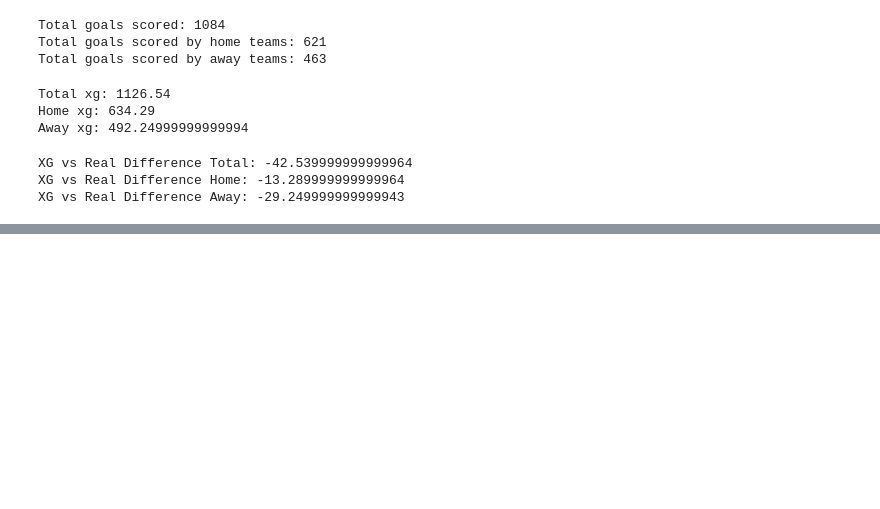
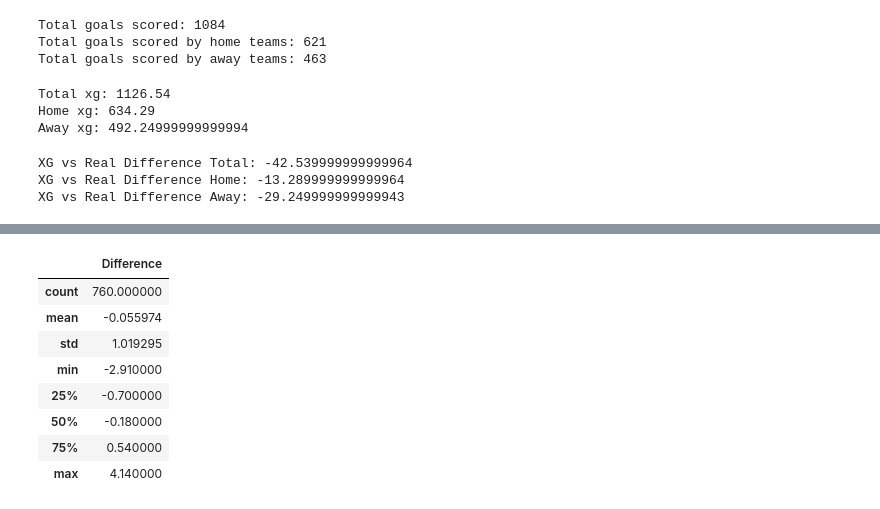
Before and after one commit to DAHammond/Bee2041-Final, a Jupyter notebook: Data Cleaning, Restructuring and Analysis.ipynb, the cells around one changed output, grey strips where cells are left out. Cells and saved outputs as stored; diff of their text form; code cells hidden in the pictures; blank space fills up the shorter version.

```diff
--- a/Data Cleaning, Restructuring and Analysis.ipynb
+++ b/Data Cleaning, Restructuring and Analysis.ipynb
@@ -199,0 +217,18 @@ DF2
+# %%
+DF2_combined = pd.concat([
+    DF2['Home_difference'].rename('Difference'),
+    DF2['Away_difference'].rename('Difference')
+], axis=0).reset_index(drop=True)
+
+DF2_combined = pd.DataFrame(DF2_combined)
+DF2_combined.describe()
+# %% [output]
+|  | Difference |
+| count | 760.000000 |
+| mean | -0.055974 |
+| std | 1.019295 |
+| min | -2.910000 |
+| 25% | -0.700000 |
+| 50% | -0.180000 |
+| 75% | 0.540000 |
+| max | 4.140000 |
```
Also changed, not shown: parts of 19 cells of this notebook.
